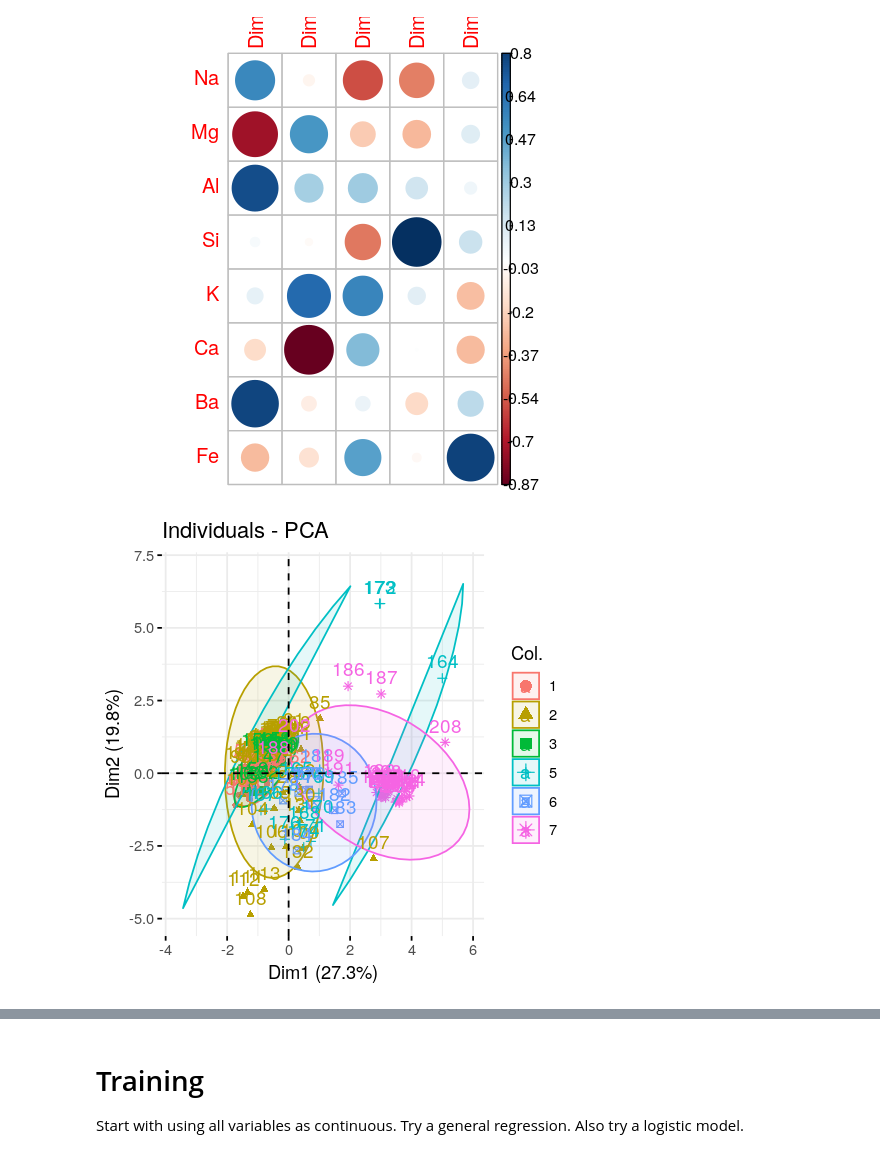
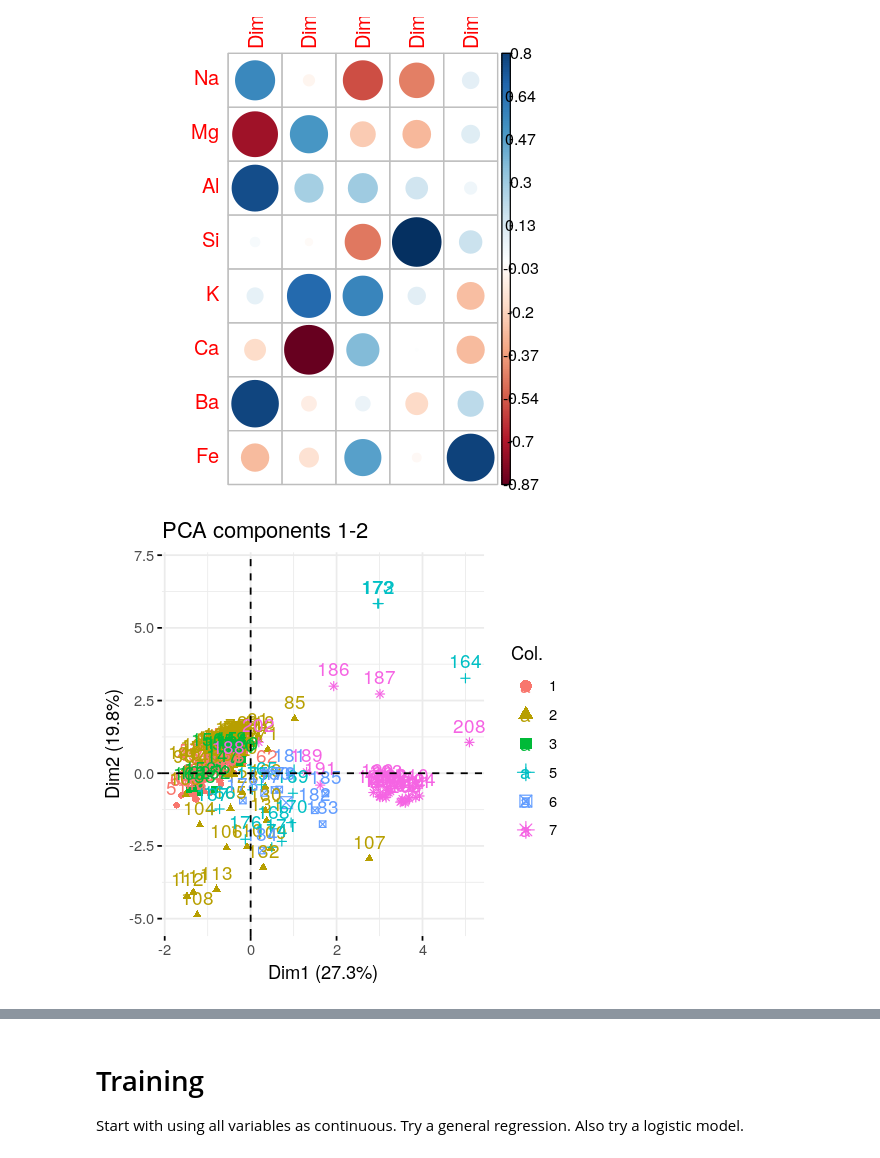
Before and after one commit to Jakob37/MLTemplateDataExplorations, a Jupyter notebook: gem_color/Gem color.ipynb, the cells around one changed output, grey strips where cells are left out. Drawn from its saved outputs; the diff is of its cells as text; code cells hidden in the pictures.

```diff
--- a/gem_color/Gem color.ipynb
+++ b/gem_color/Gem color.ipynb
@@ -198,6 +198,9 @@ corrplot(var$cor, is.corr=F)
 # %% [output]
 [figure]
 # %%
-fviz_pca_ind(res.pca, col.ind=wide_stones_df$Type, addEllipses=T) + ylim(-5, 7)
+fviz_pca_ind(
+    res.pca,
+    col.ind=wide_stones_df$Type,
+    addEllipses=F) + ylim(-5, 7) + ggtitle("PCA components 1-2")
 # %% [output]
-[figure, old version]
+[figure, new version]
```
Also changed, not shown: parts of 9 cells of this notebook.
